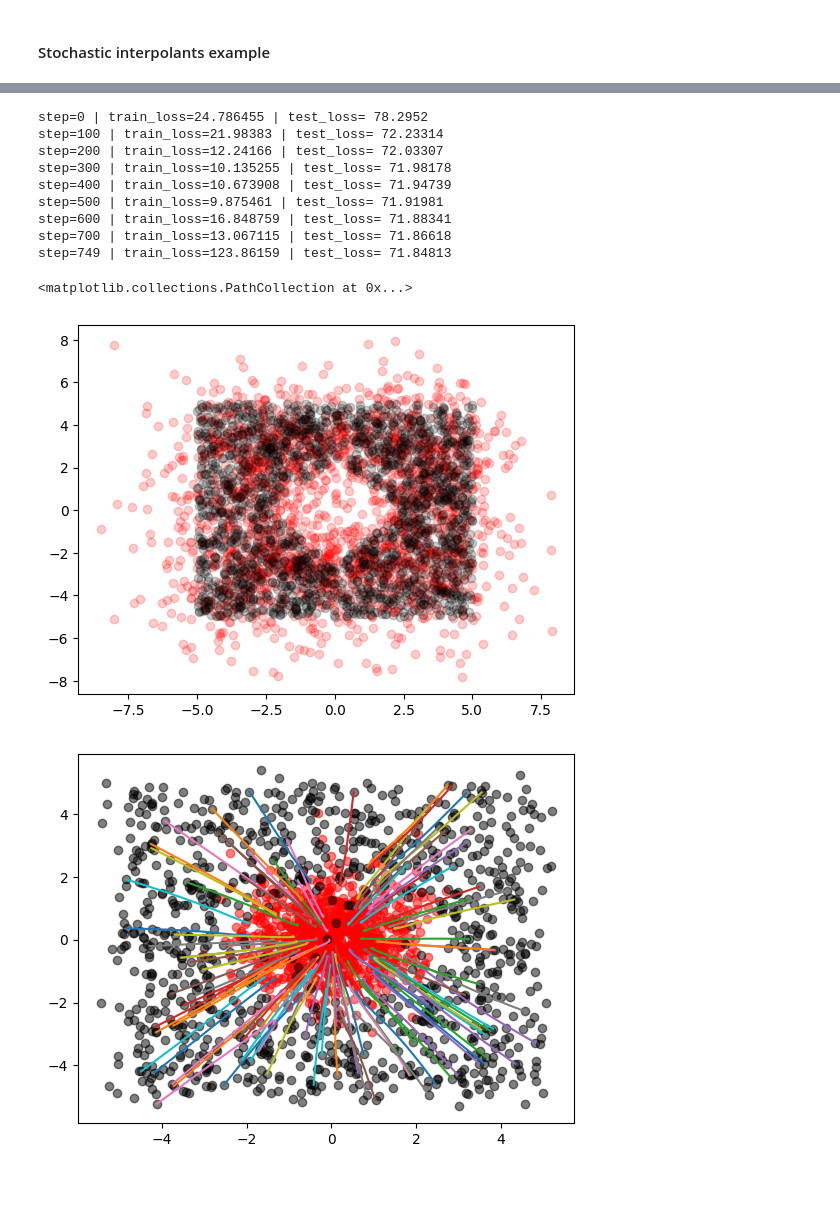
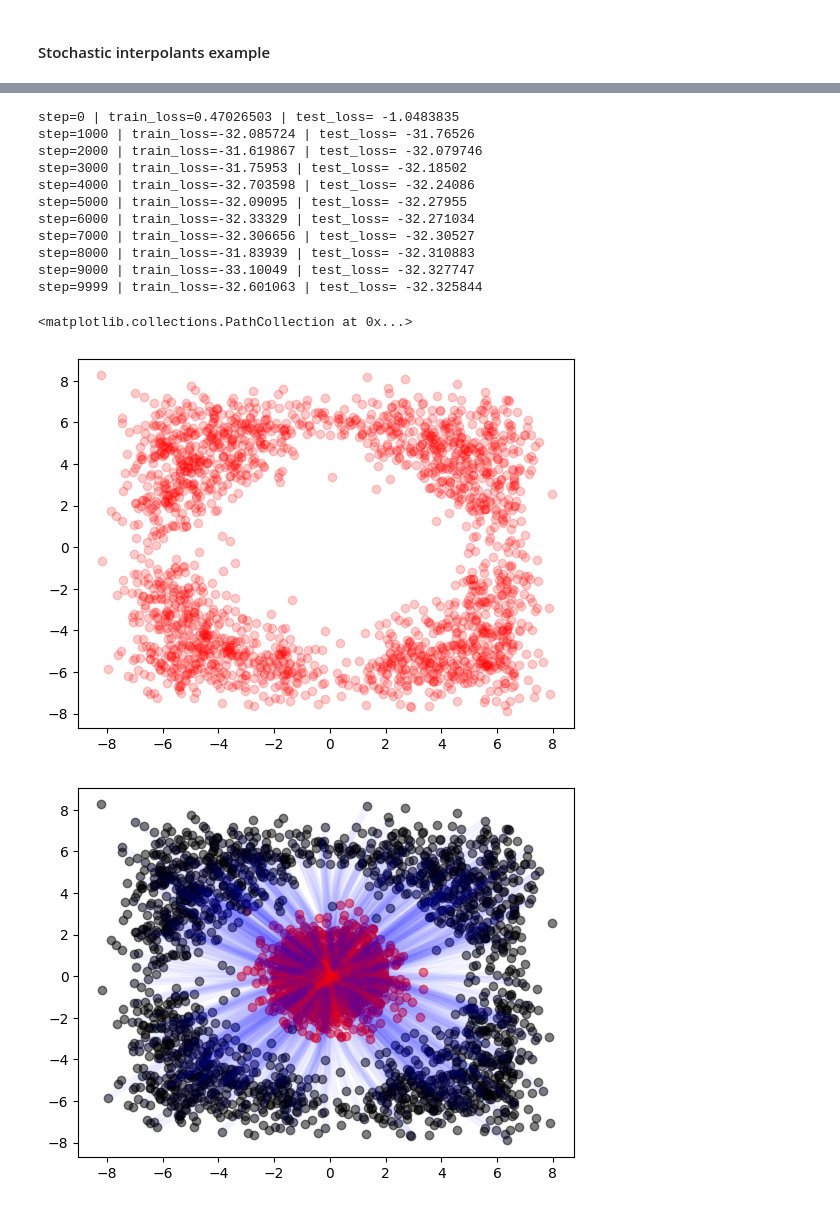
Before and after one commit to AHsu98/StoKAAsticInterpolants, a Jupyter notebook: equinox_test.ipynb, the cells around one changed output, grey strips where cells are left out. Drawn from its saved outputs; the diff is of its cells as text; code cells hidden in the pictures.

```diff
--- a/equinox_test.ipynb
+++ b/equinox_test.ipynb
@@ -13,4 +13,6 @@ from diffrax import diffeqsolve, ODETerm, Dopri5
 num_target = 2000
 key = jax.random.PRNGKey(10)
 target_samples = jax.random.uniform(key,shape = (10*num_target,2),minval=-1,maxval=1)
-target_samples = 5 * target_samples[jnp.sum(jnp.abs(target_samples),1)>0.5][:num_target]
+target_samples = 8 * target_samples[jnp.sum(jnp.abs(target_samples),1)>1.][:num_target]
+
+plt.scatter(target_samples[:,0],target_samples[:,1])
@@ -101,11 +110,11 @@ def get_testloader():
         z = jax.random.normal(normal_key,ref_batch.shape)
         yield t_vals,ref_batch,target_batch,z
 # %%
-trainloader = get_trainloader()
 def train(
   model: NeuralNetwork,
   optim,
   steps,
+  train_loader,
   print_every
 )  -> NeuralNetwork:
     opt_state = optim.init(eqx.filter(model, eqx.is_array))
@@ -123,11 +132,12 @@ def train(
         updates, opt_state = optim.update(grads,opt_state,model)
         model = eqx.apply_updates(model, updates)
         return model, opt_state, loss_value
-
+    train_losses = []
 
     for step, (t,x,y,z) in zip(range(steps), trainloader):
         model, opt_state, train_loss = make_step(model, opt_state, t,x,y,z)
-        if train_loss is jnp.nan:
+        train_losses.append(train_loss)
+        if jnp.isnan(train_loss):
             print("Nan")
             break
         if (step % print_every) == 0 or (step == steps - 1):
@@ -135,25 +145,30 @@ def train(
             test_loss = evaluate(model, testloader)
             print("step=" + str(step) + " | train_loss=" + str(train_loss) + " | test_loss= "+ str(test_loss))
 
-    return model
+    return model,train_losses
 # %%
 learning_rate = 1e-4
-optim = optax.adam(learning_rate=learning_rate)
+
+optim = optax.chain(
+   optax.clip_by_global_norm(1.0),
+   optax.adamw(learning_rate),
+)
 model = NeuralNetwork(jax.random.PRNGKey(420))
+trainloader = get_trainloader(batch_size = 2048)
 
-model = train(model,optim,steps=5000,print_every=100)
+model,losses = train(model,optim,steps=10000,train_loader=trainloader,print_every=1000)
 # %% [output]
-step=0 | train_loss=24.786455 | test_loss= 78.2952
-step=100 | train_loss=21.98383 | test_loss= 72.23314
-step=200 | train_loss=12.24166 | test_loss= 72.03307
-step=300 | train_loss=10.135255 | test_loss= 71.98178
-step=400 | train_loss=10.673908 | test_loss= 71.94739
-step=500 | train_loss=9.875461 | test_loss= 71.91981
-step=600 | train_loss=16.848759 | test_loss= 71.88341
-step=700 | train_loss=13.067115 | test_loss= 71.86618
-step=749 | train_loss=123.86159 | test_loss= 71.84813
+step=0 | train_loss=0.47026503 | test_loss= -1.0483835
+step=1000 | train_loss=-32.085724 | test_loss= -31.76526
+step=2000 | train_loss=-31.619867 | test_loss= -32.079746
+step=3000 | train_loss=-31.75953 | test_loss= -32.18502
+step=4000 | train_loss=-32.703598 | test_loss= -32.24086
+step=5000 | train_loss=-32.09095 | test_loss= -32.27955
+step=6000 | train_loss=-32.33329 | test_loss= -32.271034
+step=7000 | train_loss=-32.306656 | test_loss= -32.30527
+step=8000 | train_loss=-31.83939 | test_loss= -32.310883
+step=9000 | train_loss=-33.10049 | test_loss= -32.327747
+step=9999 | train_loss=-32.601063 | test_loss= -32.325844
-# %%
-t,x,y,z = next(trainloader)
 # %%
 vmapped_model = vmap(model)
 def dX_t(t,x,args):
@@ -171,19 +185,19 @@ for i in range(100):
     X_hist.append(X)
 # %%
 plt.scatter(X[:,0],X[:,1],c='red',alpha = 0.2)
-plt.scatter(target_samples[:,0],target_samples[:,1],c='black',alpha = 0.2)
+#plt.scatter(target_samples[:,0],target_samples[:,1],c='black',alpha = 0.2)
 # %% [output]
 <matplotlib.collections.PathCollection at 0x...>
-[figure, old version]
+[figure, new version]
 # %%
 X_hist = jnp.array(X_hist)
 plt.scatter(X0[:,0],X0[:,1],c='red',alpha = 0.5)
 plt.scatter(X[:,0],X[:,1],c='black',alpha = 0.5)
 
-for i in range(100):
-    plt.plot(X_hist[:,i,0],X_hist[:,i,1])
+for i in range(500):
+    plt.plot(X_hist[:,i,0],X_hist[:,i,1],c='blue',alpha = 0.05,lw = 5)
 # %% [output]
-[figure, old version]
+[figure, new version]
 # %%
 term = ODETerm(dX_t)
 solver = Dopri5()
```
Also changed, not shown: parts of 8 cells of this notebook.
